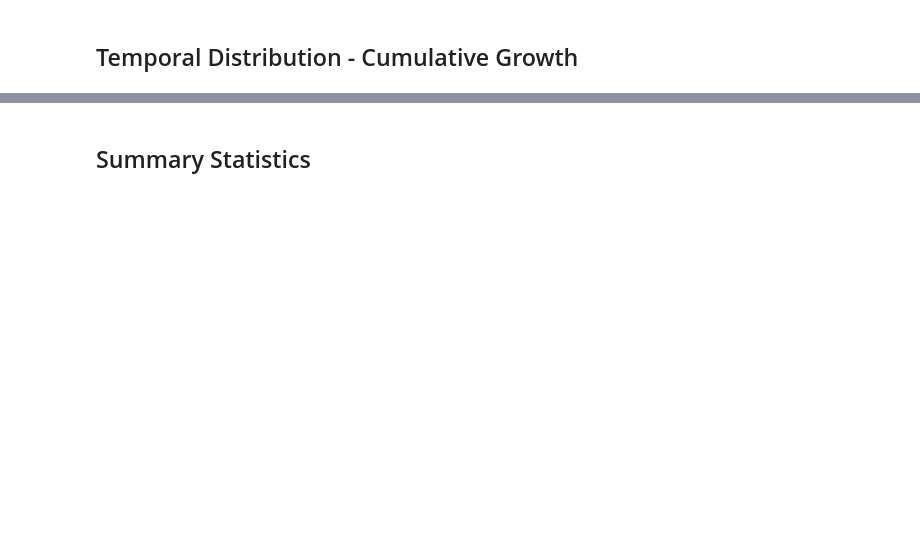
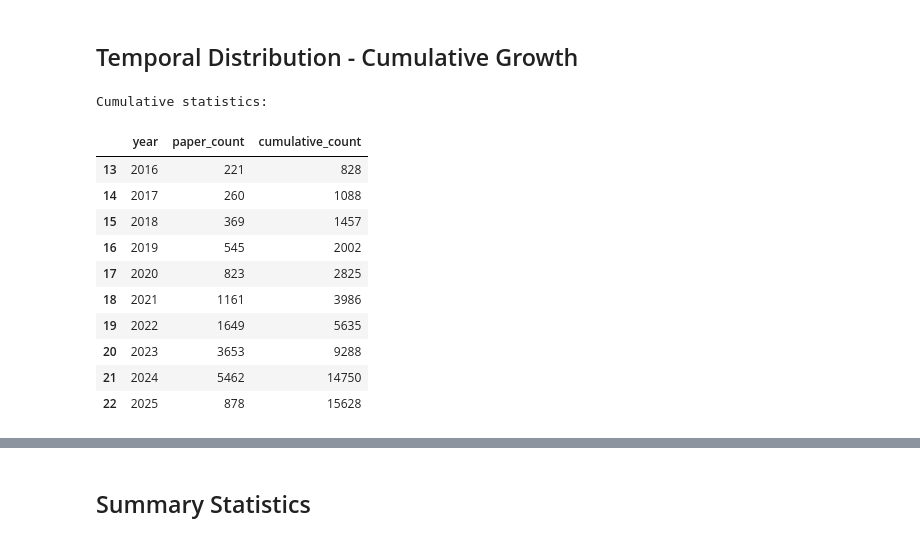
Before and after one commit to MRCIEU/mr-kg, a Jupyter notebook: processing/notebooks/1-mr-literature.ipynb, the cells around one changed output, grey strips where cells are left out. Cells and saved outputs as stored; diff of their text form; code cells hidden in the pictures; blank space fills up the shorter version.

```diff
--- a/processing/notebooks/1-mr-literature.ipynb
+++ b/processing/notebooks/1-mr-literature.ipynb
@@ -117,12 +204,25 @@ bar_chart
 # %%
 # ---- Calculate cumulative count ----
 pub_year_data_cumulative = pub_year_data.copy()
-pub_year_data_cumulative["cumulative_count"] = (
-    pub_year_data_cumulative["paper_count"].cumsum()
-)
+pub_year_data_cumulative["cumulative_count"] = pub_year_data_cumulative[
+    "paper_count"
+].cumsum()
 
 print("Cumulative statistics:")
 display(pub_year_data_cumulative.tail(10))
+# %% [output]
+Cumulative statistics:
+|  | year | paper_count | cumulative_count |
+| 13 | 2016 | 221 | 828 |
+| 14 | 2017 | 260 | 1088 |
+| 15 | 2018 | 369 | 1457 |
+| 16 | 2019 | 545 | 2002 |
+| 17 | 2020 | 823 | 2825 |
+| 18 | 2021 | 1161 | 3986 |
+| 19 | 2022 | 1649 | 5635 |
+| 20 | 2023 | 3653 | 9288 |
+| 21 | 2024 | 5462 | 14750 |
+| 22 | 2025 | 878 | 15628 |
 # %%
 # ---- Create cumulative line chart ----
 cumulative_chart = (
```
Also changed, not shown: parts of 8 cells of this notebook, 2 other files.
